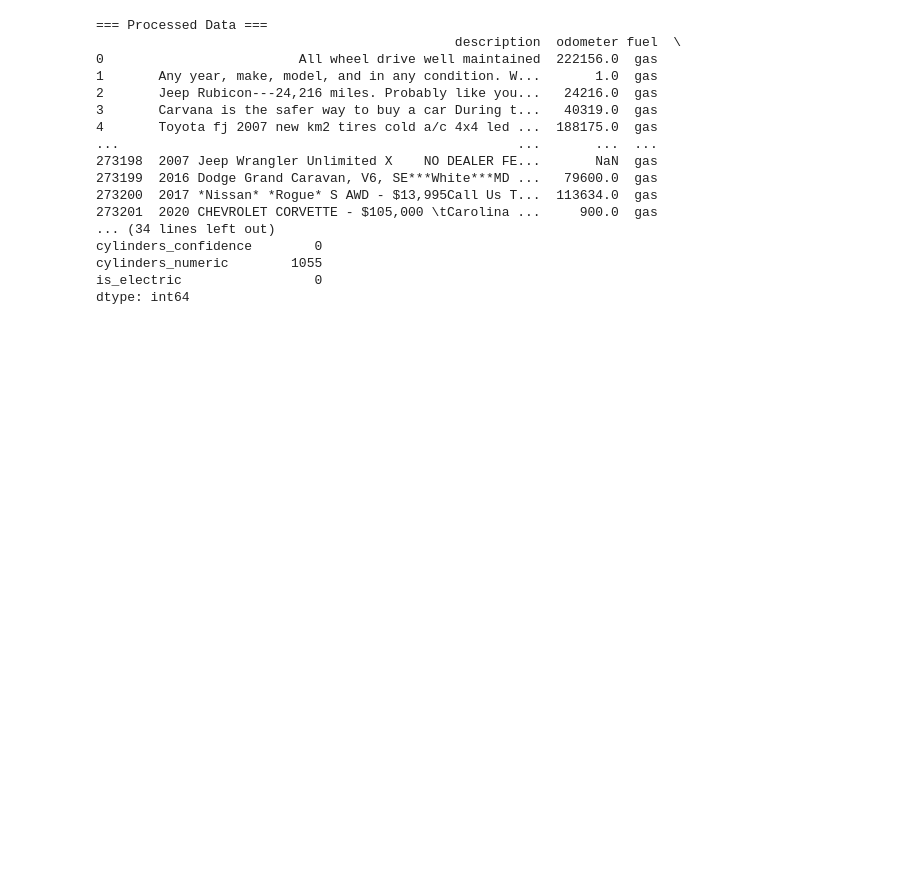
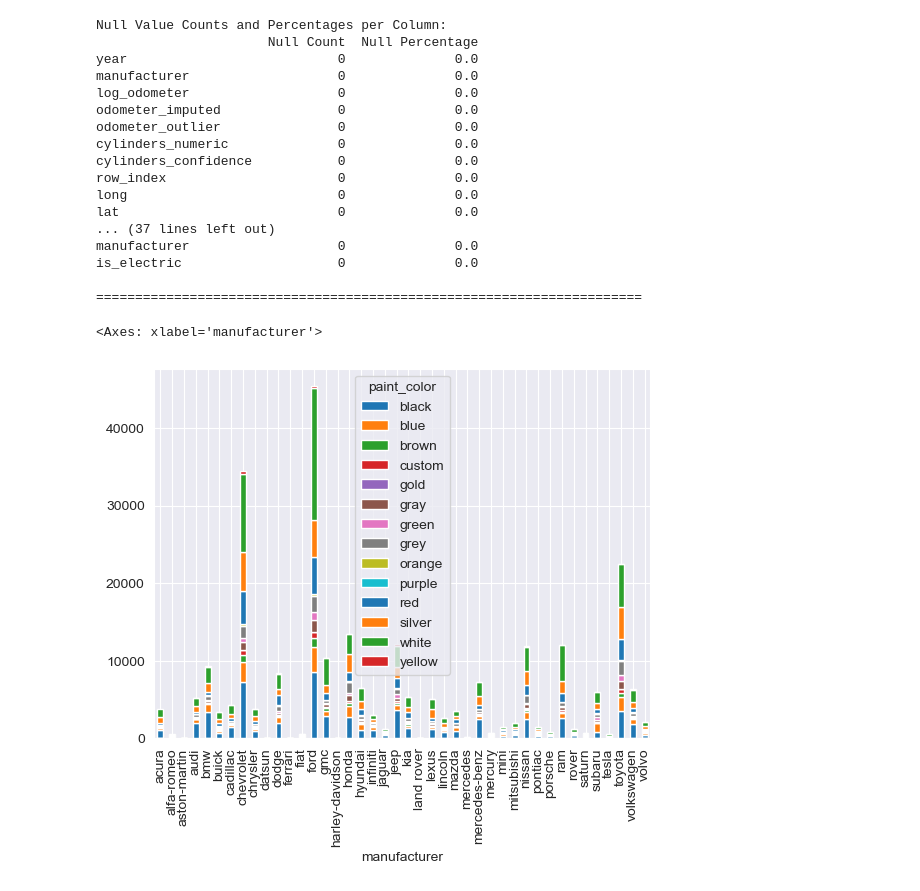
Before and after one commit to wissamttajjar/ml_and_dm_project, a Jupyter notebook: notebooks/data_preprocessing.ipynb, the cells around one changed output. Saved outputs shown, nothing was run; the diff lists cells and outputs as text; code cells hidden in the pictures; blank space fills up the shorter version.

```diff
--- a/notebooks/data_preprocessing.ipynb
+++ b/notebooks/data_preprocessing.ipynb
@@ -35,6 +35,16 @@ train, val = train_test_split(train_val, test_size=0.2, random_state=42)
 # %%
 train_X = train.drop('price', axis=1)
 train_y = train['price']
+# %%
+# 1. Create a unique index (if it's not already present)
+train_X = train_X.reset_index(drop=True)
+train_y = train_y.reset_index(drop=True)
+
+# 2. Add an index column
+train_X['row_index'] = train_X.index
+train_y = train_y.reset_index(drop=True)
+train_y = pd.DataFrame(train_y)  # if it's a Series, make it a DataFrame
+train_y['row_index'] = train_y.index
 # %%
 from wordcloud import WordCloud
 
@@ -1125,24 +1202,32 @@ class CarPreprocessor:
 preprocessor = CarPreprocessor()
 
 # Process the test data
-processed_df = preprocessor.preprocess(train_X)
+processed_test = preprocessor.preprocess(train_X)
+processed_val = preprocessor.preprocess(val)
 
-null_with_percentage(processed_df)
+
+null_with_percentage(processed_test)
+null_with_percentage(processed_val)
 # %% [output]
-=== Processed Data ===
-                                              description  odometer fuel  \
-0                         All wheel drive well maintained  222156.0  gas
-1       Any year, make, model, and in any condition. W...       1.0  gas
-2       Jeep Rubicon---24,216 miles. Probably like you...   24216.0  gas
-3       Carvana is the safer way to buy a car During t...   40319.0  gas
-4       Toyota fj 2007 new km2 tires cold a/c 4x4 led ...  188175.0  gas
-...                                                   ...       ...  ...
-273198  2007 Jeep Wrangler Unlimited X    NO DEALER FE...       NaN  gas
-273199  2016 Dodge Grand Caravan, V6, SE***White***MD ...   79600.0  gas
-273200  2017 *Nissan* *Rogue* S AWD - $13,995Call Us T...  113634.0  gas
-273201  2020 CHEVROLET CORVETTE - $105,000 \tCarolina ...     900.0  gas
-... (34 lines left out)
-cylinders_confidence        0
-cylinders_numeric        1055
-is_electric                 0
-dtype: int64
+Null Value Counts and Percentages per Column:
+                      Null Count  Null Percentage
+year                           0              0.0
+manufacturer                   0              0.0
+log_odometer                   0              0.0
+odometer_imputed               0              0.0
+odometer_outlier               0              0.0
+cylinders_numeric              0              0.0
+cylinders_confidence           0              0.0
+row_index                      0              0.0
+long                           0              0.0
+lat                            0              0.0
+... (37 lines left out)
+manufacturer                   0              0.0
+is_electric                    0              0.0
+
+======================================================================
+# %%
+pd.crosstab(processed_test['manufacturer'], processed_test['paint_color']).plot.bar(stacked=True)
+# %% [output]
+<Axes: xlabel='manufacturer'>
+[figure, added]
```
Also changed, not shown: parts of 8 cells of this notebook.
